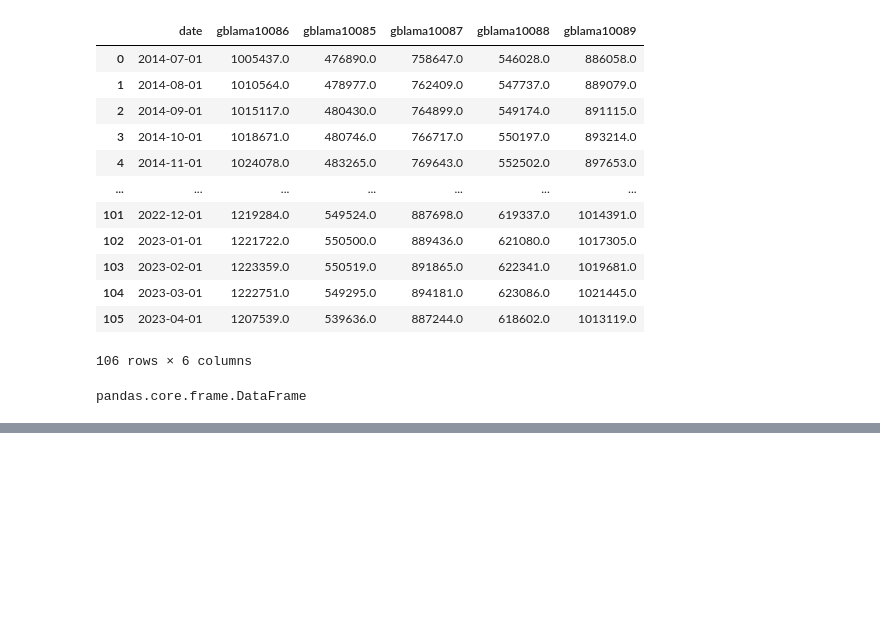
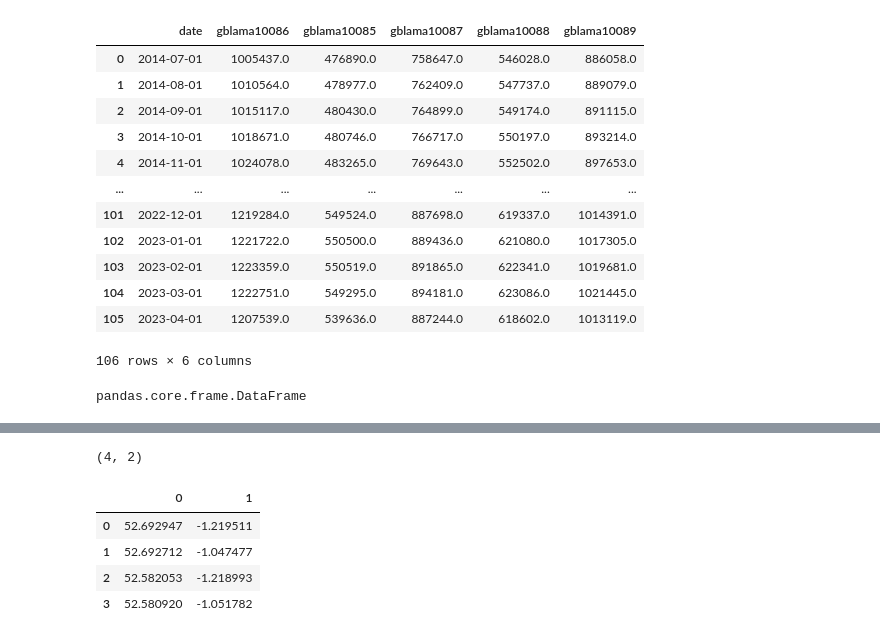
Before and after one commit to willbanny/Location-Analysis, a Jupyter notebook: macrobond/Test MB api calling.ipynb, the cells around one changed output, grey strips where cells are left out. Cells and saved outputs as stored; diff of their text form; code cells hidden in the pictures; blank space fills up the shorter version.

```diff
--- a/macrobond/Test MB api calling.ipynb
+++ b/macrobond/Test MB api calling.ipynb
@@ -77,0 +83,14 @@ plt.scatter(df[0], df[1])
+# %%
+all_bounds = np.array([top_left, top_right, bottom_left, bottom_right])
+all_bounds.shape
+# %% [output]
+(4, 2)
+# %%
+df_bounds = pd.DataFrame(all_bounds)
+df_bounds
+# %% [output]
+|  | 0 | 1 |
+| 0 | 52.692947 | -1.219511 |
+| 1 | 52.692712 | -1.047477 |
+| 2 | 52.582053 | -1.218993 |
+| 3 | 52.580920 | -1.051782 |
```
Also changed, not shown: parts of 16 cells of this notebook.
